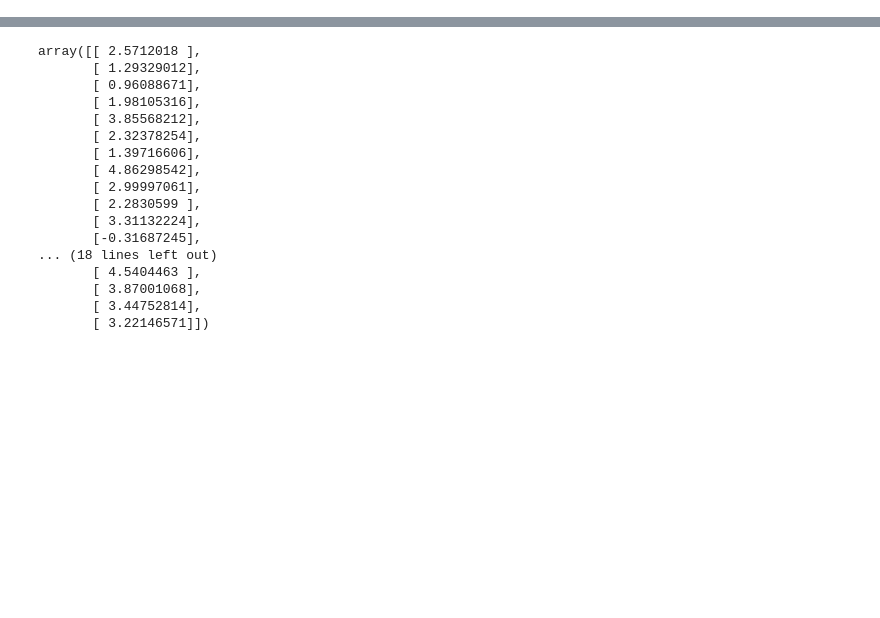
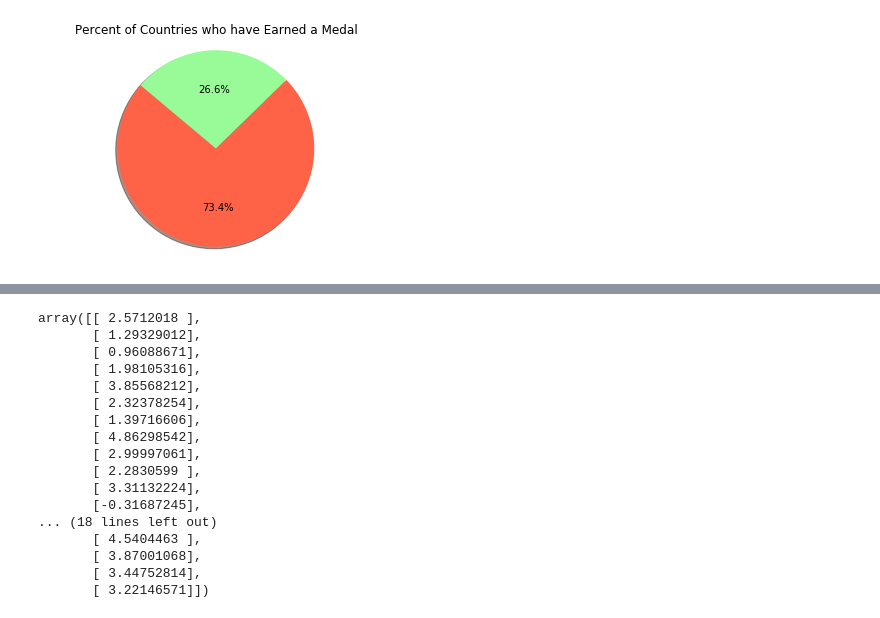
Before and after one commit to dianekvg/bootcamp-project1, a Jupyter notebook: Diane/success_indicators.ipynb, the cells around one changed output, grey strips where cells are left out. Drawn from its saved outputs; the diff is of its cells as text; code cells hidden in the pictures; blank space fills up the shorter version.

```diff
--- a/Diane/success_indicators.ipynb
+++ b/Diane/success_indicators.ipynb
@@ -122,3 +126,35 @@ for index, row in participation.iterrows():
 
 # remove null temps, create final dataframe for temperature regression
 temps = participation[pd.notnull(participation['Temp'])]
+# %%
+# create a flag for countries that have/not earned a medal
+for index, row in participation.iterrows():
+    medals = row[8]
+    if medals > 0:
+        participation.loc[index, "EverEarned"] = "Y"
+    else:
+        participation.loc[index, "EverEarned"] = "N"
+# %%
+# total Y/N flags for pie chart:
+flag_totals = participation.groupby("EverEarned")
+flags = pd.DataFrame(flag_totals["EverEarned"].count())
+flags = flags.rename(columns={'EverEarned': 'Count'})
+flags = flags.reset_index(level=0)
+
+# determine percents:
+totalcountries = flags.get_value(0, "Count") + flags.get_value(1, "Count")
+
+# add percents
+flags["PercOfTot"] = round(flags["Count"]/totalcountries,2)
+# %%
+# winner/no wins pie chart
+plt.title("Percent of Countries who have Earned a Medal")
+colors=["tomato","palegreen"]
+sizes = flags['Count'].values.tolist()
+plt.pie(sizes, colors=colors,
+        autopct="%1.1f%%", shadow=True, startangle=140)
+plt.axis("equal")
+plt.savefig('PercentofMedalEarners.png')
+plt.show()
+# %% [output]
+[figure, added]
```
Also changed, not shown: parts of 32 cells of this notebook, 4 other files.
